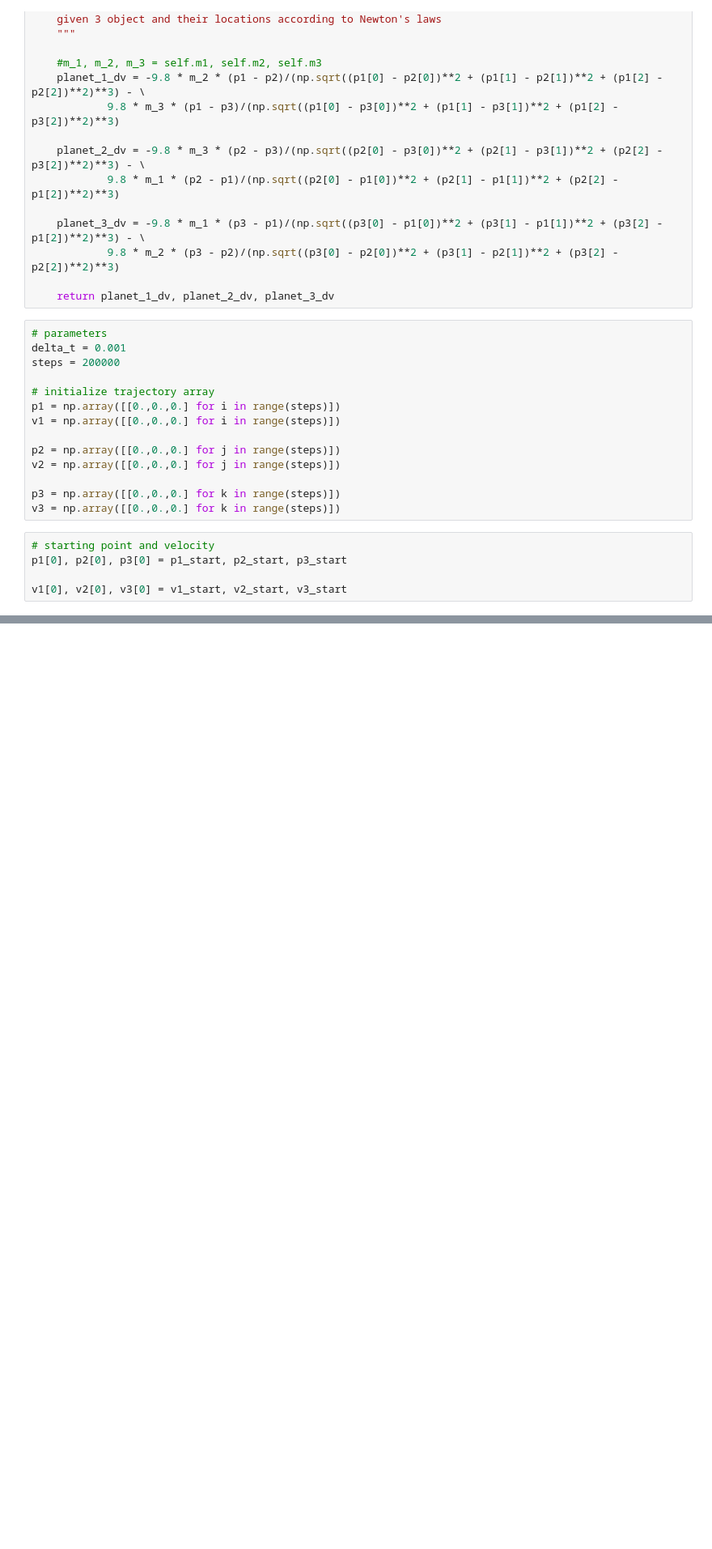
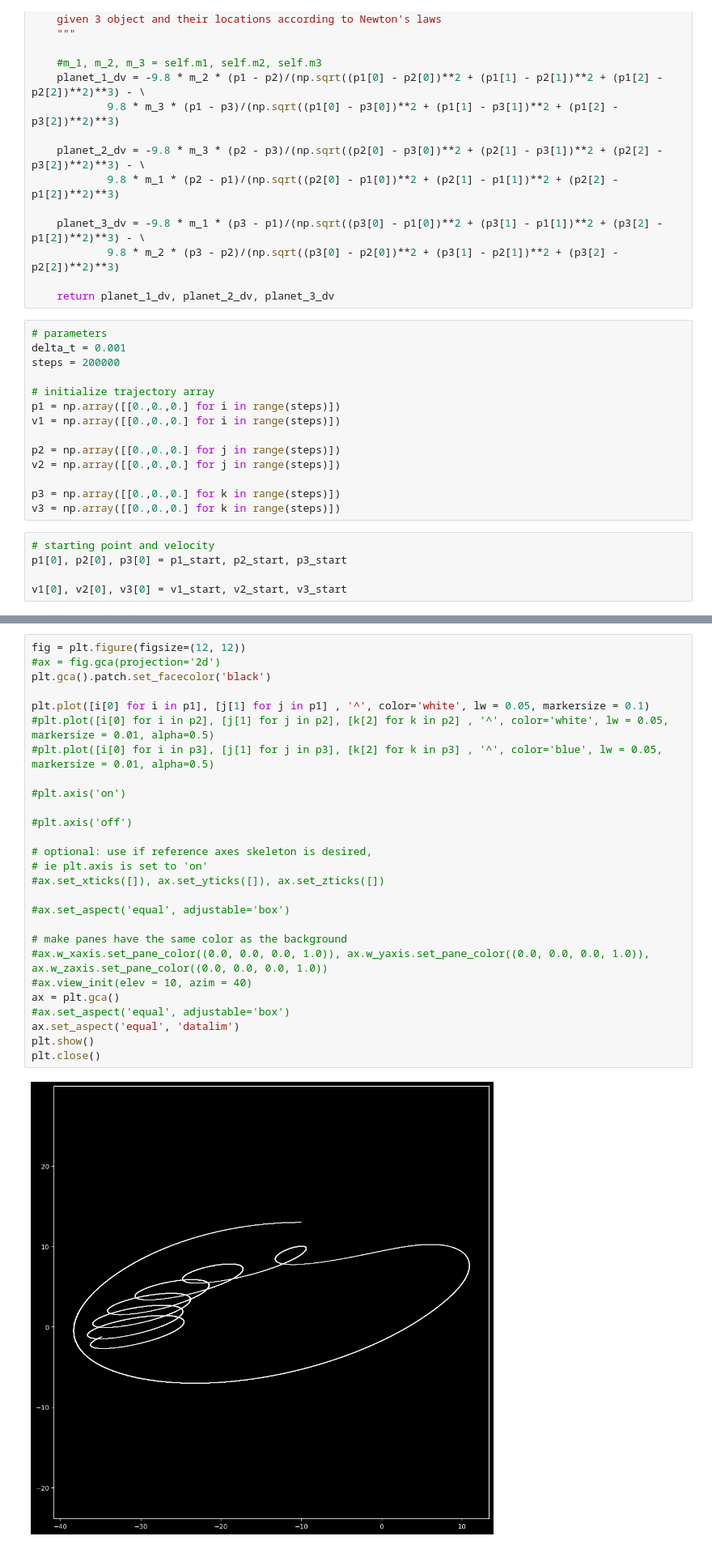
Before and after one commit to PredictionExplorer/Cosmic-Signature, a Jupyter notebook: ImageGen/planets.ipynb, the cells around one changed output, grey strips where cells are left out. Shown at 81% size. Drawn from its saved outputs; the diff is of its cells as text; blank space fills up the shorter version.

```diff
--- a/ImageGen/planets.ipynb
+++ b/ImageGen/planets.ipynb
@@ -100,0 +96,29 @@ plt.close()
+# %%
+fig = plt.figure(figsize=(12, 12))
+#ax = fig.gca(projection='2d')
+plt.gca().patch.set_facecolor('black')
+
+plt.plot([i[0] for i in p1], [j[1] for j in p1] , '^', color='white', lw = 0.05, markersize = 0.1)
+#plt.plot([i[0] for i in p2], [j[1] for j in p2], [k[2] for k in p2] , '^', color='white', lw = 0.05, markersize = 0.01, alpha=0.5)
+#plt.plot([i[0] for i in p3], [j[1] for j in p3], [k[2] for k in p3] , '^', color='blue', lw = 0.05, markersize = 0.01, alpha=0.5)
+
+#plt.axis('on')
+
+#plt.axis('off')
+
+# optional: use if reference axes skeleton is desired,
+# ie plt.axis is set to 'on'
+#ax.set_xticks([]), ax.set_yticks([]), ax.set_zticks([])
+
+#ax.set_aspect('equal', adjustable='box')
+
+# make panes have the same color as the background
+#ax.w_xaxis.set_pane_color((0.0, 0.0, 0.0, 1.0)), ax.w_yaxis.set_pane_color((0.0, 0.0, 0.0, 1.0)), ax.w_zaxis.set_pane_color((0.0, 0.0, 0.0, 1.0))
+#ax.view_init(elev = 10, azim = 40)
+ax = plt.gca()
+#ax.set_aspect('equal', adjustable='box')
+ax.set_aspect('equal', 'datalim')
+plt.show()
+plt.close()
+# %% [output]
+[figure, added]
```
Also changed, not shown: parts of 4 cells of this notebook.
